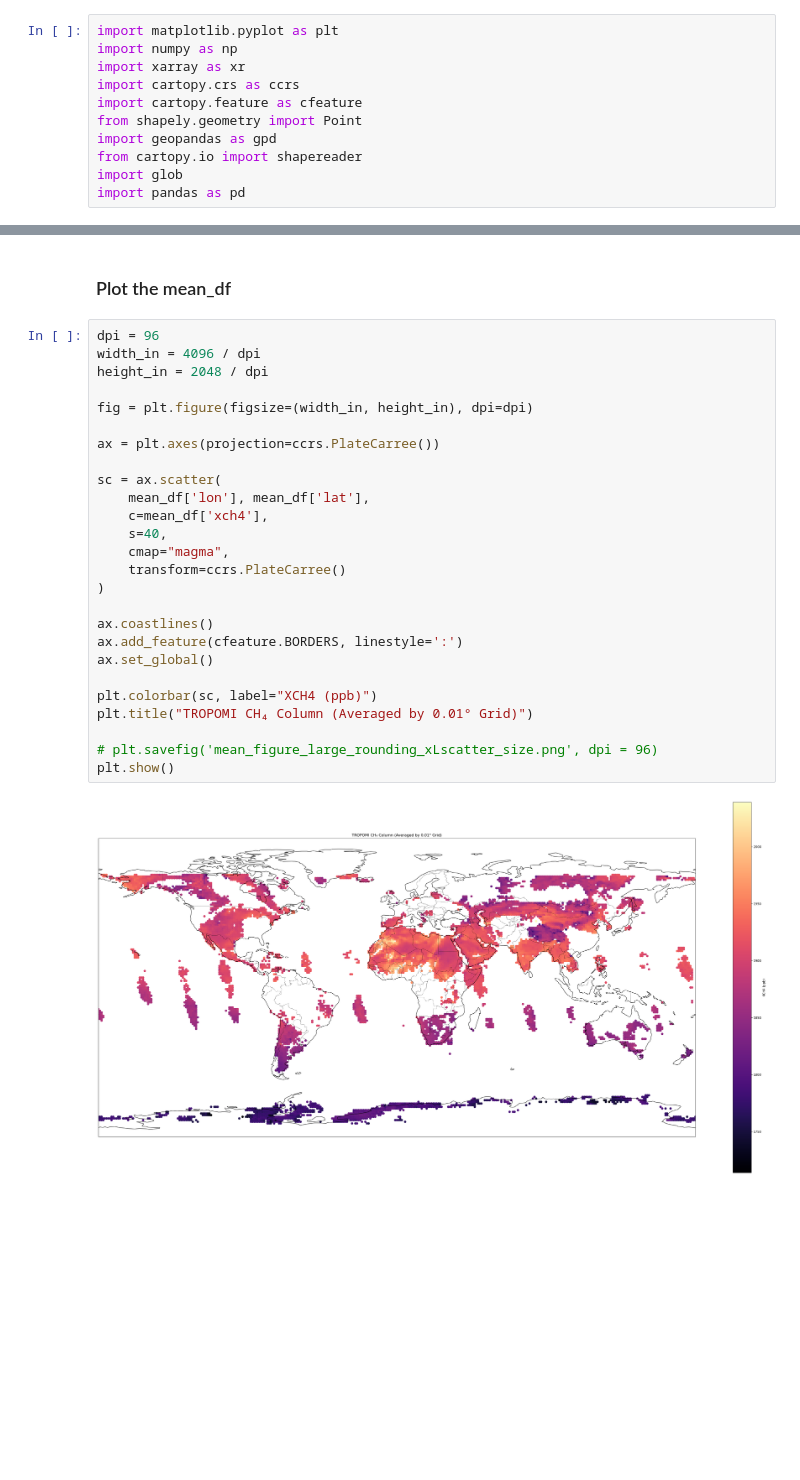
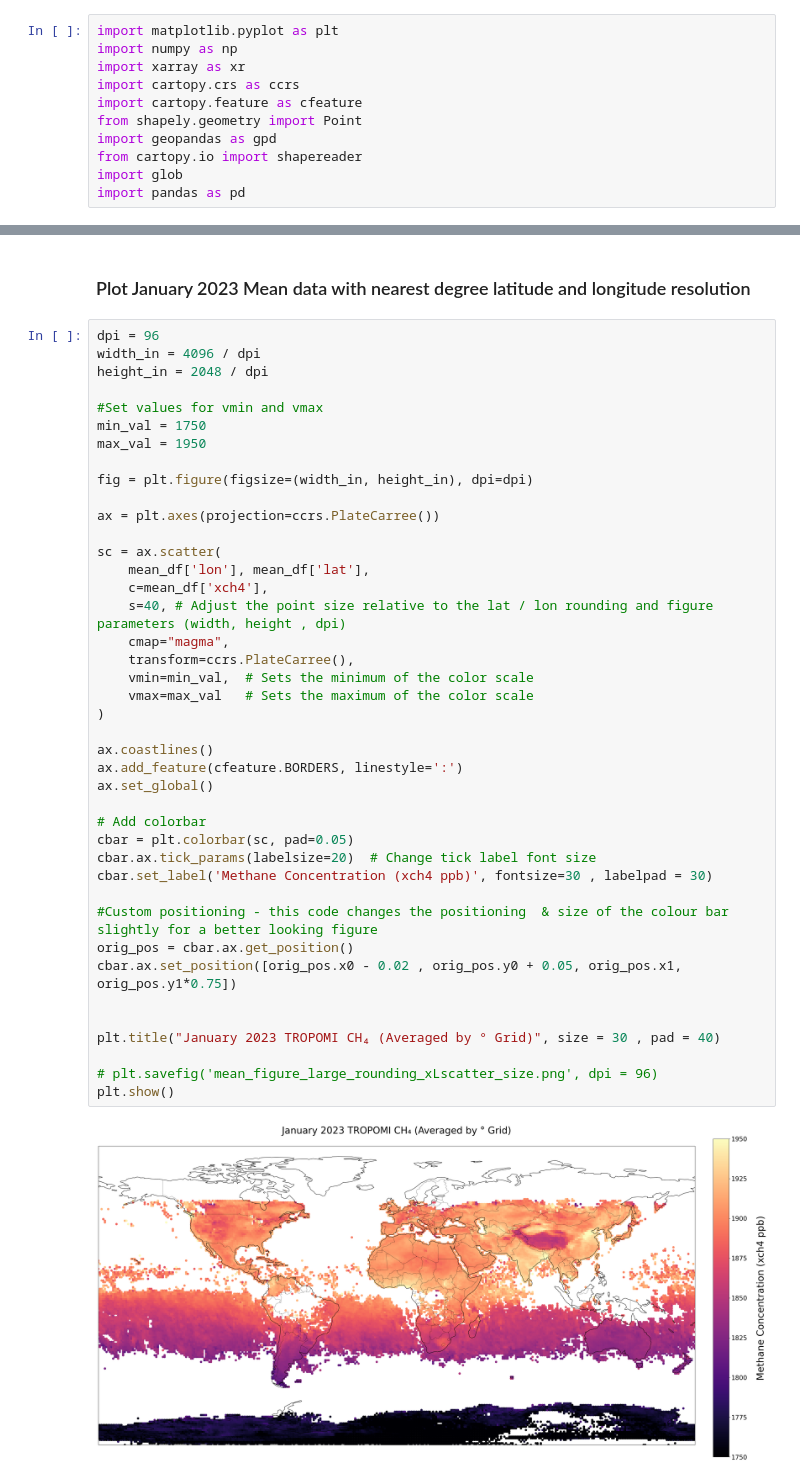
Before and after one commit to Laprama/Climate_Data_Visualisation, a Jupyter notebook: 03_Tropomi_Data_Mean_Calculation.ipynb, the cells around one changed output, grey strips where cells are left out. Saved outputs shown, nothing was run; the diff lists cells and outputs as text; blank space fills up the shorter version.

```diff
--- a/03_Tropomi_Data_Mean_Calculation.ipynb
+++ b/03_Tropomi_Data_Mean_Calculation.ipynb
@@ -70,30 +91,45 @@ mean_df
 # %% [markdown]
-### Plot the mean_df
+### Plot January 2023 Mean data with nearest degree latitude and longitude resolution
 # %%
 dpi = 96
 width_in = 4096 / dpi
 height_in = 2048 / dpi
+
+#Set values for vmin and vmax
+min_val = 1750
+max_val = 1950
 
 fig = plt.figure(figsize=(width_in, height_in), dpi=dpi)
 
 ax = plt.axes(projection=ccrs.PlateCarree())
 
 sc = ax.scatter(
     mean_df['lon'], mean_df['lat'],
     c=mean_df['xch4'],
-    s=40,
+    s=40, # Adjust the point size relative to the lat / lon rounding and figure parameters (width, height , dpi)
     cmap="magma",
-    transform=ccrs.PlateCarree()
+    transform=ccrs.PlateCarree(),
+    vmin=min_val,  # Sets the minimum of the color scale
+    vmax=max_val   # Sets the maximum of the color scale
 )
 
 ax.coastlines()
 ax.add_feature(cfeature.BORDERS, linestyle=':')
 ax.set_global()
 
-plt.colorbar(sc, label="XCH4 (ppb)")
-plt.title("TROPOMI CH₄ Column (Averaged by 0.01° Grid)")
+# Add colorbar
+cbar = plt.colorbar(sc, pad=0.05)
+cbar.ax.tick_params(labelsize=20)  # Change tick label font size
+cbar.set_label('Methane Concentration (xch4 ppb)', fontsize=30 , labelpad = 30)
+
+#Custom positioning - this code changes the positioning  & size of the colour bar slightly for a better looking figure
+orig_pos = cbar.ax.get_position()
+cbar.ax.set_position([orig_pos.x0 - 0.02 , orig_pos.y0 + 0.05, orig_pos.x1, orig_pos.y1*0.75])
+
+
+plt.title("January 2023 TROPOMI CH₄ (Averaged by ° Grid)", size = 30 , pad = 40)
 
 # plt.savefig('mean_figure_large_rounding_xLscatter_size.png', dpi = 96)
 plt.show()
 # %% [output]
-[figure, old version]
+[figure, new version]
```
Also changed, not shown: parts of 7 cells of this notebook.
